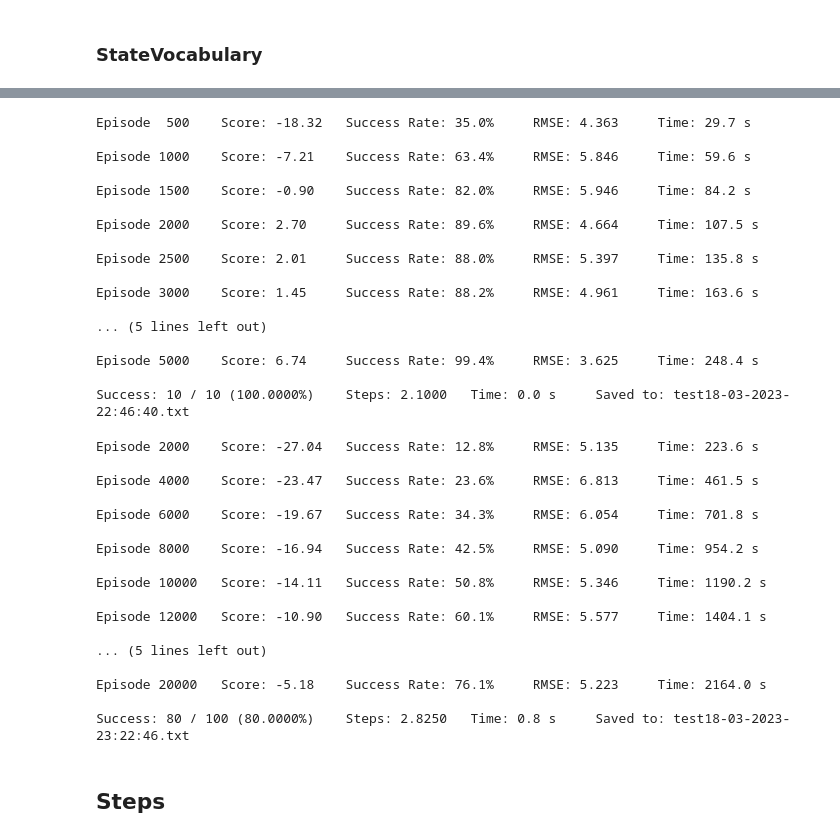
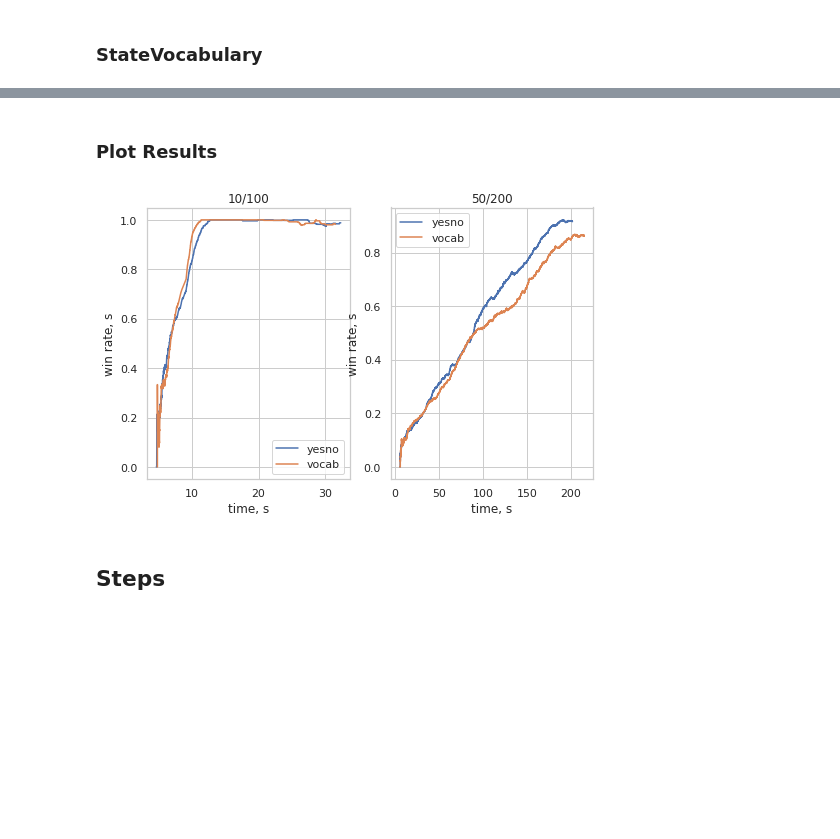
Before and after one commit to voorhs/wordle-rl, a Jupyter notebook: experiments.ipynb, the cells around one changed output, grey strips where cells are left out. Saved outputs shown, nothing was run; the diff lists cells and outputs as text; code cells hidden in the pictures; blank space fills up the shorter version.

```diff
--- a/experiments.ipynb
+++ b/experiments.ipynb
@@ -415,0 +985,3 @@ Success: 37 / 50 (74.0000%)     Steps: 2.6216   Time: 0.2 s     Saved to: test18
+# %%
+res = experiment(answers_50_200, guesses_50_200, 20000)
+tasks_results['50/200']['yesno'] = res
@@ -423,16 +1017,22 @@ def experiment(answers, guesses, n_episodes, logging_level=None):
     env = Environment(
         rewards=step_rewards,
         wordle=Wordle(vocabulary=guesses, answers=answers),
-        state_instance=StateVocabulary( # here is what we are experimenting with
+        # here is what we are experimenting with
+        state_instance=StateVocabulary(
             answers_mask=np.fromiter((g in answers for g in guesses), dtype=bool)
         )
     )
 
     agent = Agent(
         state_size=env.state.size,
-        action_size=len(env.wordle.vocabulary),
-        action_constructor=partial(ActionVocabulary, vocabulary=guesses)
+        action_size=len(guesses),
+        action_constructor=partial(ActionVocabulary, vocabulary=guesses),
+        replay_buffer=PrioritizedReplayBuffer(state_size=env.state.size)
     )
 
-    train(env=env, agent=agent, n_episodes=n_episodes, logging_level=logging_level)
+    res = train(
+        env=env, agent=agent, nickname='vocab',
+        n_episodes=n_episodes, logging_level=logging_level
+    )
     test(env=env, agent=agent)
+    return res
@@ -478,0 +1039,3 @@ Success: 42 / 50 (84.0000%)     Steps: 3.0714   Time: 0.3 s     Saved to: test18
+# %%
+res = experiment(answers_10_100, guesses_10_100, 5000)
+tasks_results['10/100']['vocab'] = res
@@ -478,0 +1060,3 @@ Success: 42 / 50 (84.0000%)     Steps: 3.0714   Time: 0.3 s     Saved to: test18
+# %%
+res = experiment(answers_50_200, guesses_50_200, 20000)
+tasks_results['50/200']['vocab'] = res
@@ -718,40 +1087,0 @@ def experiment(answers, guesses, n_episodes, logging_level=None):
-# %%
-experiment(answers_10_100, guesses_10_100, 5000)
-# %% [output]
-Episode  500    Score: -18.32   Success Rate: 35.0%     RMSE: 4.363     Time: 29.7 s
-
-Episode 1000    Score: -7.21    Success Rate: 63.4%     RMSE: 5.846     Time: 59.6 s
-
-Episode 1500    Score: -0.90    Success Rate: 82.0%     RMSE: 5.946     Time: 84.2 s
-
-Episode 2000    Score: 2.70     Success Rate: 89.6%     RMSE: 4.664     Time: 107.5 s
-
-Episode 2500    Score: 2.01     Success Rate: 88.0%     RMSE: 5.397     Time: 135.8 s
-
-Episode 3000    Score: 1.45     Success Rate: 88.2%     RMSE: 4.961     Time: 163.6 s
-
-... (5 lines left out)
-
-Episode 5000    Score: 6.74     Success Rate: 99.4%     RMSE: 3.625     Time: 248.4 s
-
-Success: 10 / 10 (100.0000%)    Steps: 2.1000   Time: 0.0 s     Saved to: test18-03-2023-22:46:40.txt
-# %%
-experiment(answers_100_100, guesses_100_100, 20000)
-# %% [output]
-Episode 2000    Score: -27.04   Success Rate: 12.8%     RMSE: 5.135     Time: 223.6 s
-
-Episode 4000    Score: -23.47   Success Rate: 23.6%     RMSE: 6.813     Time: 461.5 s
-
-Episode 6000    Score: -19.67   Success Rate: 34.3%     RMSE: 6.054     Time: 701.8 s
-
-Episode 8000    Score: -16.94   Success Rate: 42.5%     RMSE: 5.090     Time: 954.2 s
-
-Episode 10000   Score: -14.11   Success Rate: 50.8%     RMSE: 5.346     Time: 1190.2 s
-
-Episode 12000   Score: -10.90   Success Rate: 60.1%     RMSE: 5.577     Time: 1404.1 s
-
-... (5 lines left out)
-
-Episode 20000   Score: -5.18    Success Rate: 76.1%     RMSE: 5.223     Time: 2164.0 s
-
-Success: 80 / 100 (80.0000%)    Steps: 2.8250   Time: 0.8 s     Saved to: test18-03-2023-23:22:46.txt
@@ -763,3 +1088,9 @@ experiment(answers_300_300, guesses_300_300, 30000)
+# %% [markdown]
+### Plot Results
+# %%
+plot_results(tasks_results, nickname)
+# %% [output]
+[figure, added]
 # %% [markdown]
 ## Steps
 # %% [markdown]
```
Also changed, not shown: parts of 107 cells of this notebook, 2 other files.
